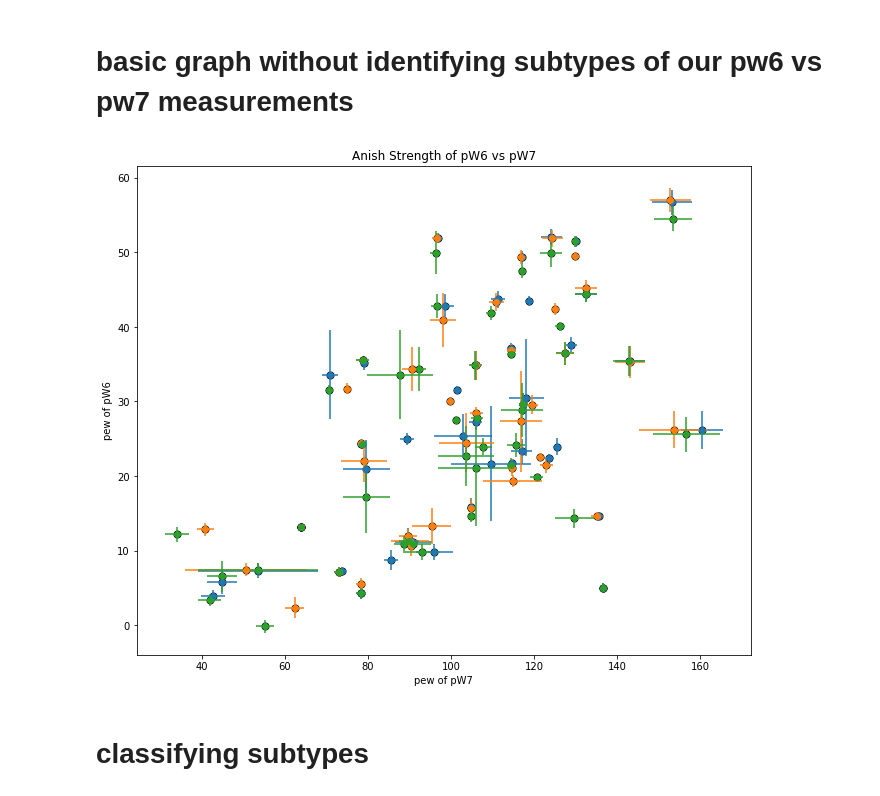
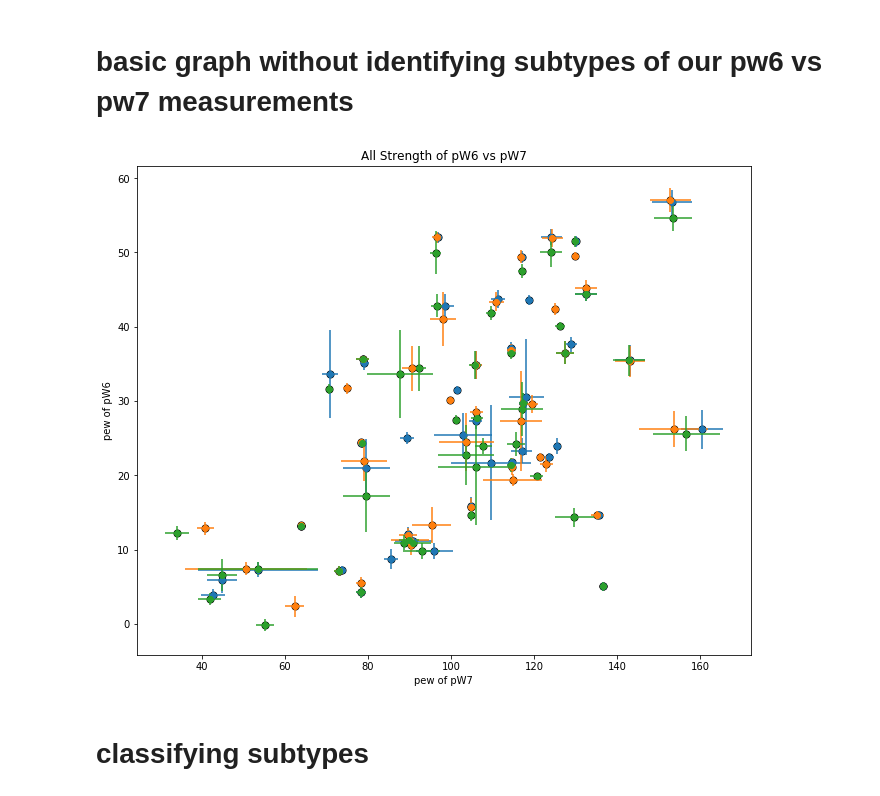
Before and after one commit to mwvgroup/SN-Spectral-Evolution, a Jupyter notebook: notebooks/strength_pw6_vs_pw7.ipynb, the cells around one changed output. Cells and saved outputs as stored; diff of their text form; code cells hidden in the pictures.

Commit message:
cleaned up code and made changes ella suggested

```diff
--- a/Strength of pW7 vs pW6 CSP .ipynb
+++ b/notebooks/strength_pw6_vs_pw7.ipynb
@@ -10,13 +16,13 @@ dr1 = DR1()
 # %%
 dr1.download_module_data()
 # %%
-emdata = pd.read_csv('/Users/emilysf098/Desktop/Research/SN-Spectral-Evolution/emily_file.csv')
+emdata = pd.read_csv('../SN-Spectral-Evolution/emily_file.csv')
 
-eldata = pd.read_csv('/Users/emilysf098/Desktop/Research/SN-Spectral-Evolution-master/results/ella_csp.csv')
+eldata = pd.read_csv('../SN-Spectral-Evolution-master/results/ella_csp.csv')
 
-andata = pd.read_csv('/Users/emilysf098/Desktop/Research/SN-Spectral-Evolution-master/results/anish_csp.csv')
+andata = pd.read_csv('../SN-Spectral-Evolution-master/results/anish_csp.csv')
 
-emdata.head()
+andata.head()
 #reading csv file with our measurements in as a pandas dataframe
 # %% [output]
 |  | obj_id | time | feat_name | feat_start | feat_end | vel | vel_err | vel_samperr | pew | pew_err | ... |
@@ -97,32 +103,21 @@ emjoined_data.head()
 # basic graph without identifying subtypes of our pw6 vs pw7 measurements
 # %%
 plt.scatter(emjoined_data['pewseven'] , emjoined_data['pewsix'] , s=50 , color = 'black')
-plt.title('Emily Strength of pW6 vs pW7')
+plt.errorbar(emjoined_data['pewseven'] , emjoined_data['pewsix'] , xerr = emjoined_data['pew_samperrseven'] , yerr = emjoined_data['pew_samperrsix'] , fmt='o')
+plt.scatter(eljoined_data['pewseven'] , eljoined_data['pewsix'] , s=50 , color = 'black')
+plt.errorbar(eljoined_data['pewseven'] , eljoined_data['pewsix'] , xerr = eljoined_data['pew_samperrseven'] , yerr = eljoined_data['pew_samperrsix'] , fmt='o')
+plt.scatter(anjoined_data['pewseven'] , anjoined_data['pewsix'] , s=50 , color = 'black')
+plt.title('All Strength of pW6 vs pW7')
 plt.xlabel('pew of pW7')
 plt.ylabel('pew of pW6')
-plt.errorbar(emjoined_data['pewseven'], emjoined_data['pewsix'], xerr = emjoined_data['pew_samperrseven'], yerr = emjoined_data['pew_samperrsix'] , fmt='o')
+plt.errorbar(anjoined_data['pewseven'] , anjoined_data['pewsix'] , xerr = anjoined_data['pew_samperrseven'] , yerr = anjoined_data['pew_samperrsix'] , fmt='o')
 figure = plt.gcf()
-figure.set_size_inches(11, 9)
+figure.set_size_inches(11 , 9)
 
-plt.scatter(eljoined_data['pewseven'] , eljoined_data['pewsix'] , s=50 , color = 'black')
-plt.title('Ella Strength of pW6 vs pW7')
-plt.xlabel('pew of pW7')
-plt.ylabel('pew of pW6')
-plt.errorbar(eljoined_data['pewseven'], eljoined_data['pewsix'], xerr = eljoined_data['pew_samperrseven'], yerr = eljoined_data['pew_samperrsix'] , fmt='o')
-figure = plt.gcf()
-figure.set_size_inches(11, 9)
-
-plt.scatter(anjoined_data['pewseven'] , anjoined_data['pewsix'] , s=50 , color = 'black')
-plt.title('Anish Strength of pW6 vs pW7')
-plt.xlabel('pew of pW7')
-plt.ylabel('pew of pW6')
-plt.errorbar(anjoined_data['pewseven'], anjoined_data['pewsix'], xerr = anjoined_data['pew_samperrseven'], yerr = anjoined_data['pew_samperrsix'] , fmt='o')
-figure = plt.gcf()
-figure.set_size_inches(11, 9)
-
+plt.savefig('feature_comparison_all.png')
 #plotting the strength/pew of pw6 against pw7 and their sample error bars.
 # %% [output]
-[figure, old version]
+[figure, new version]
 # %% [markdown]
 # classifying subtypes
 # %% [markdown]
```
Also changed, not shown: parts of 24 cells of this notebook, 6 other files.
